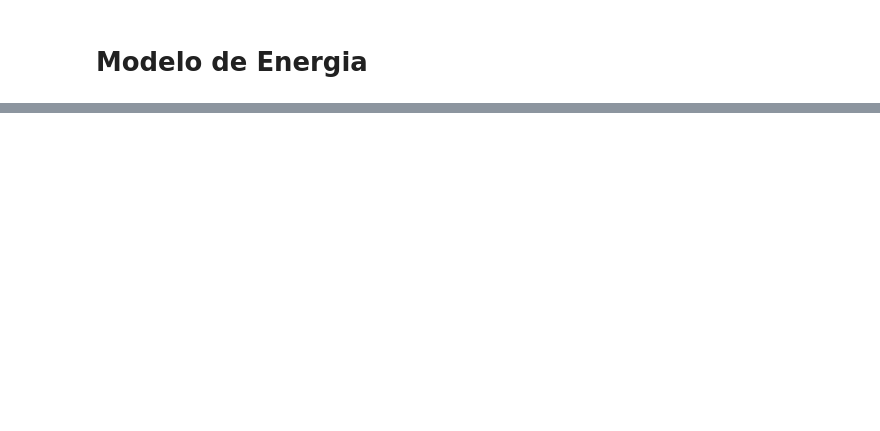
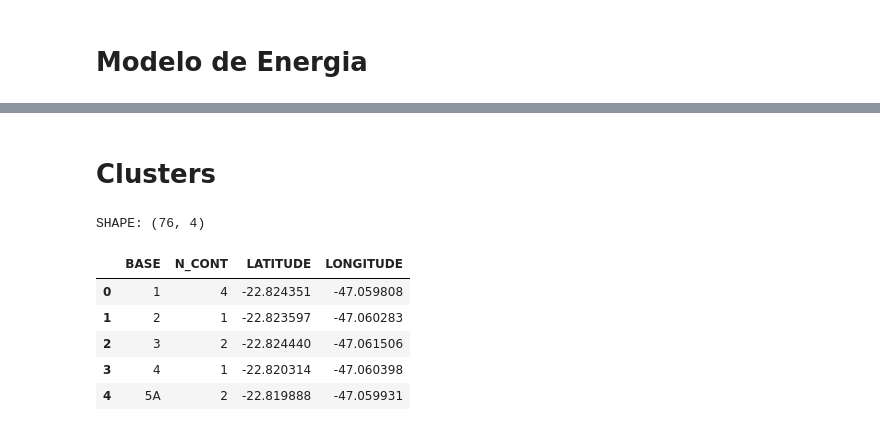
Before and after one commit to wasp-lahis/ns3-bmap, a Jupyter notebook: NS3/lorawan-metricas-exp/analyse_results/unicamp_scenario_analisys.ipynb, the cells around one changed output, grey strips where cells are left out. Saved outputs shown, nothing was run; the diff lists cells and outputs as text; code cells hidden in the pictures; blank space fills up the shorter version.

```diff
--- a/NS3/lorawan-metricas-exp/analyse_results/unicamp_scenario_analisys.ipynb
+++ b/NS3/lorawan-metricas-exp/analyse_results/unicamp_scenario_analisys.ipynb
@@ -876,0 +813,19 @@ fig.savefig('energy_performance.png',bbox_inches='tight')
+# %% [markdown]
+# Clusters
+# %%
+# ----- DATASET
+
+path = "dataset_bases_conteiners_n_reciclaveis.txt"
+conteiners_df = pd.read_csv(path)
+
+# print(path)
+print("\nSHAPE:", conteiners_df.shape)
+conteiners_df.head()
+# %% [output]
+SHAPE: (76, 4)
+|  | BASE | N_CONT | LATITUDE | LONGITUDE |
+| 0 | 1 | 4 | -22.824351 | -47.059808 |
+| 1 | 2 | 1 | -22.823597 | -47.060283 |
+| 2 | 3 | 2 | -22.824440 | -47.061506 |
+| 3 | 4 | 1 | -22.820314 | -47.060398 |
+| 4 | 5A | 2 | -22.819888 | -47.059931 |
```
Also changed, not shown: parts of 21 cells of this notebook, 4 other files.
